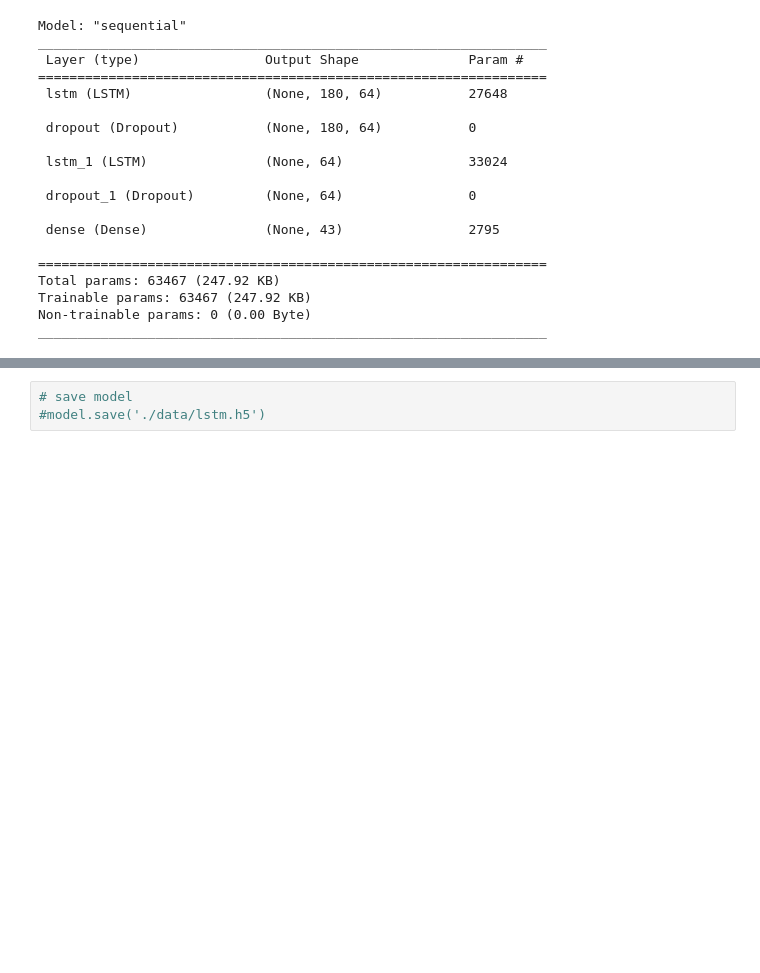
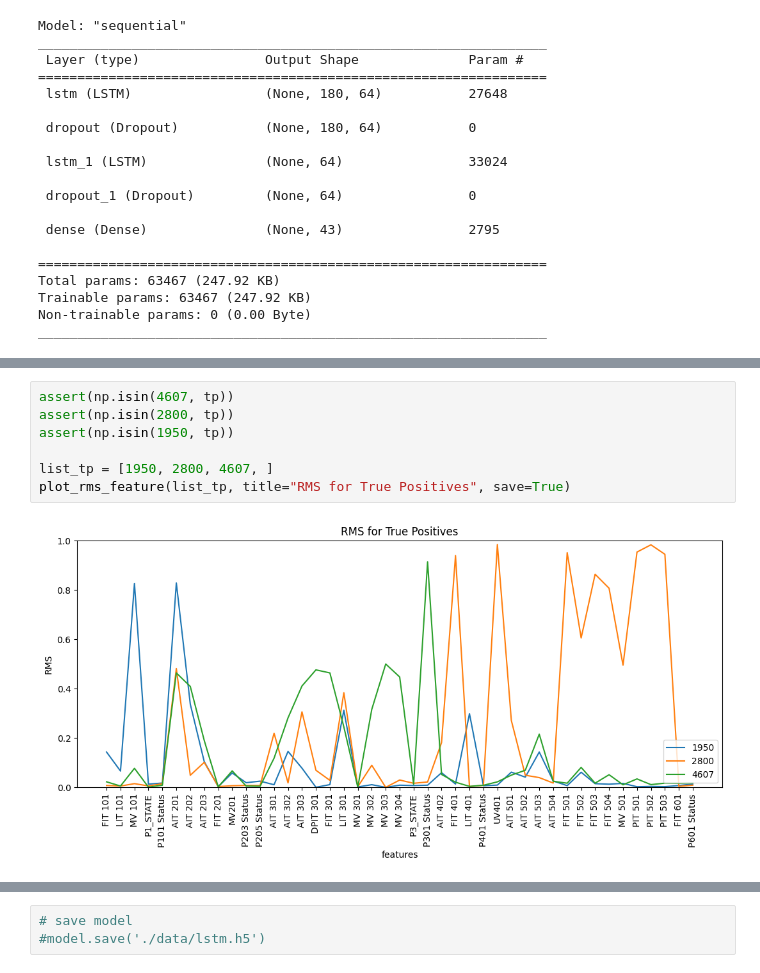
Before and after one commit to Bast-94/CYBERML-Project, a Jupyter notebook: cyber-ml.ipynb, the cells around one changed output, grey strips where cells are left out. Cells and saved outputs as stored; diff of their text form; blank space fills up the shorter version.

```diff
--- a/cyber-ml.ipynb
+++ b/cyber-ml.ipynb
@@ -413,0 +472,9 @@ print(f'F1 score: {f1}')
+# %%
+assert(np.isin(4607, tp))
+assert(np.isin(2800, tp))
+assert(np.isin(1950, tp))
+
+list_tp = [1950, 2800, 4607, ]
+plot_rms_feature(list_tp, title="RMS for True Positives", save=True)
+# %% [output]
+[figure, added]
```
Also changed, not shown: parts of 16 cells of this notebook, 6 other files.
